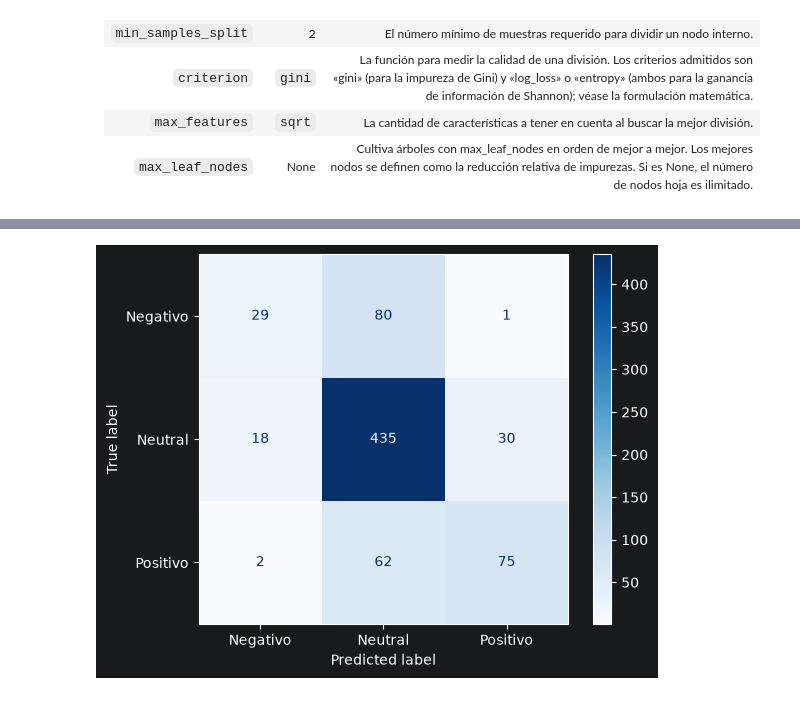
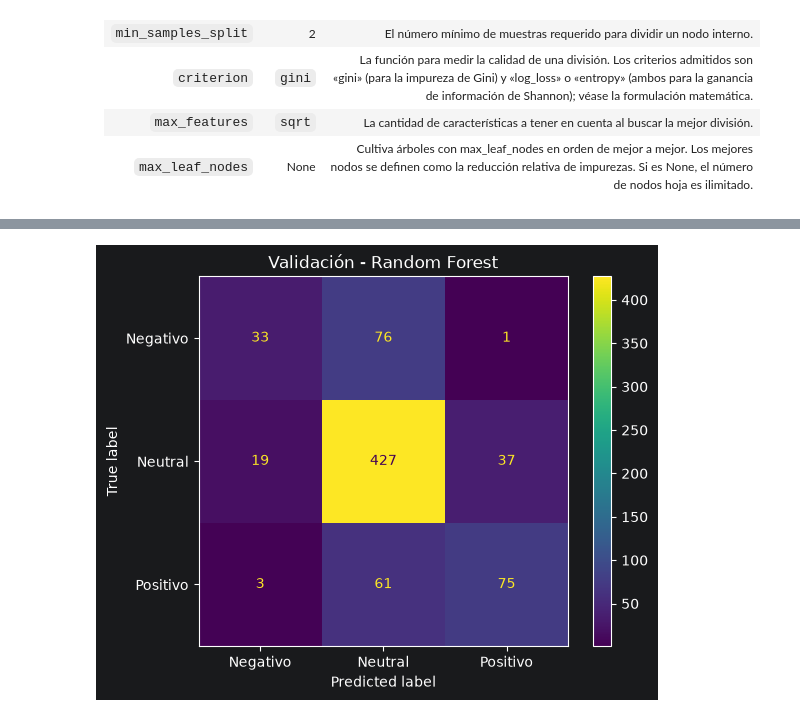
Before and after one commit to LucasFis/Tp_tweets, a Jupyter notebook: Tp_tweets.ipynb, the cells around one changed output, grey strips where cells are left out. Drawn from its saved outputs; the diff is of its cells as text; code cells hidden in the pictures.

```diff
--- a/Tp_tweets.ipynb
+++ b/Tp_tweets.ipynb
@@ -431,7 +446,7 @@ param_grid = [
 ]
 # %%
 # Ejecución del Grid Search optimizando ROC
-grid_search_rf = GridSearchCV(pipeline_Bow_y_TFidf, param_grid, cv=2, scoring='roc_auc_ovr', n_jobs=3, verbose=1)
+grid_search_rf = GridSearchCV(pipeline_Bow_y_TFidf, param_grid, cv=3, scoring='roc_auc_ovr', n_jobs=1, verbose=1)
 grid_search_rf.fit(X_train, y_train)
 print("Mejores parámetros:", grid_search_rf.best_params_)
 print("Mejor ROC:", grid_search_rf.best_score_)
@@ -447,50 +462,92 @@ from sklearn.metrics import (
     classification_report,
     ConfusionMatrixDisplay
 )
+import matplotlib.pyplot as plt
 
-import matplotlib.pyplot as plt
 
 mejor_modelo_rf = grid_search_rf.best_estimator_
 
-y_pred_rf = mejor_modelo_rf.predict(X_val)
+# Orden de las clases para calcular ROC-AUC
+clases = ["N", "NEU", "P"]
 
-print("Forma de y_train:", y_train.shape)
-print("Tipo de y_train:", type(y_train))
-print("Primeras etiquetas:")
-print(y_train[:5])
+# ==============================
+# VALIDACIÓN
+# ==============================
 
-print("Clases originales:")
-print(df["polarity"].value_counts())
+print("=" * 50)
+print("VALIDACIÓN - RANDOM FOREST")
+print("=" * 50)
 
+y_pred_val = mejor_modelo_rf.predict(X_val)
+y_proba_val = mejor_modelo_rf.predict_proba(X_val)
 
-f1_rf = f1_score(
+roc_auc_val = roc_auc_score(
     y_val,
-    y_pred_rf,
+    y_proba_val,
+    labels=clases,
+    multi_class="ovr",
     average="macro"
 )
 
-accuracy_rf = accuracy_score(y_val, y_pred_rf)
+print(f"ROC-AUC OvR (macro): {roc_auc_val:.4f}")
+print(f"Accuracy: {accuracy_score(y_val, y_pred_val):.4f}")
 
-print(f"F1 macro: {f1_rf:.4f}")
-print(f"Accuracy: {accuracy_rf:.4f}")
-
-print(
-    classification_report(
-        y_val,
-        y_pred_rf,
-        labels=["N", "NEU", "P"],
-        digits=4,
-        zero_division=0
-    )
-)
+print("\nReporte de clasificación:")
+print(classification_report(
+    y_val,
+    y_pred_val,
+    labels=clases,
+    digits=4,
+    zero_division=0
+))
 
 ConfusionMatrixDisplay.from_predictions(
     y_val,
-    y_pred_rf,
-    labels=["N", "NEU", "P"],
-    display_labels=["Negativo", "Neutral", "Positivo"],
-    cmap="Blues"
+    y_pred_val,
+    labels=clases,
+    display_labels=["Negativo", "Neutral", "Positivo"]
+)
+plt.title("Validación - Random Forest")
+plt.show()
+
+
+# ==============================
+# TESTEO FINAL
+# ==============================
+
+print("\n" + "=" * 50)
+print("TESTEO FINAL - RANDOM FOREST CON BoW y TF-idf")
+print("=" * 50)
+
+y_pred_test = mejor_modelo_rf.predict(X_test)
+y_proba_test = mejor_modelo_rf.predict_proba(X_test)
+
+roc_auc_test = roc_auc_score(
+    y_test,
+    y_proba_test,
+    labels=clases,
+    multi_class="ovr",
+    average="macro"
 )
 
+print(f"ROC-AUC OvR (macro): {roc_auc_test:.4f}")
+print(f"Accuracy: {accuracy_score(y_test, y_pred_test):.4f}")
+
+print("\nReporte de clasificación:")
+print(classification_report(
+    y_test,
+    y_pred_test,
+    labels=clases,
+    digits=4,
+    zero_division=0
+))
+
+ConfusionMatrixDisplay.from_predictions(
+    y_test,
+    y_pred_test,
+    labels=clases,
+    display_labels=["Negativo", "Neutral", "Positivo"]
+)
+plt.title("Testeo final - Random Forest con embeddings")
 plt.show()
 # %% [output]
@@ -514 +570 @@ weighted avg     0.7207    0.7363    0.7126       732
-[figure, old version]
+[figure, new version]
```
Also changed, not shown: parts of 12 cells of this notebook.
